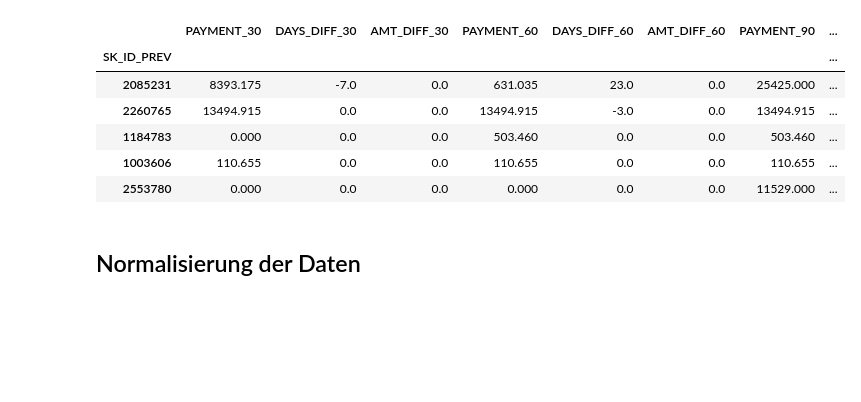
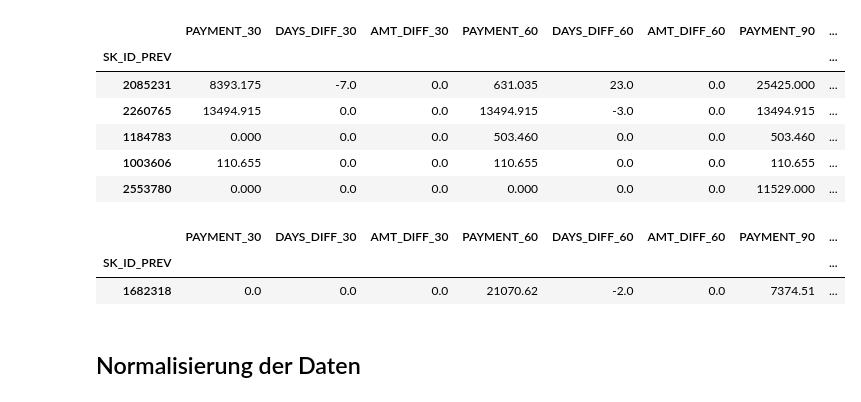
Before and after one commit to robertgraefe/Masterarbeit, a Jupyter notebook: Jupyter Notebook/2. Datenaufbereitung/5. Install Payments.ipynb, the cells around one changed output. Saved outputs shown, nothing was run; the diff lists cells and outputs as text; code cells hidden in the pictures; blank space fills up the shorter version.

```diff
--- a/Jupyter Notebook/2. Datenaufbereitung/5. Install Payments.ipynb
+++ b/Jupyter Notebook/2. Datenaufbereitung/5. Install Payments.ipynb
@@ -124,6 +124,12 @@ df.head()
 | 1184783 | 0.000 | 0.0 | 0.0 | 503.460 | 0.0 | 0.0 | 503.460 | ... |
 | 1003606 | 110.655 | 0.0 | 0.0 | 110.655 | 0.0 | 0.0 | 110.655 | ... |
 | 2553780 | 0.000 | 0.0 | 0.0 | 0.000 | 0.0 | 0.0 | 11529.000 | ... |
+# %%
+df.loc[[1682318]]
+# %% [output]
+|  | PAYMENT_30 | DAYS_DIFF_30 | AMT_DIFF_30 | PAYMENT_60 | DAYS_DIFF_60 | AMT_DIFF_60 | PAYMENT_90 | ... |
+| SK_ID_PREV |  |  |  |  |  |  |  | ... |
+| 1682318 | 0.0 | 0.0 | 0.0 | 21070.62 | -2.0 | 0.0 | 7374.51 | ... |
 # %% [markdown]
 ## Normalisierung der Daten
 # %%
```
Also changed, not shown: parts of 3 cells of this notebook, 6 other files.
